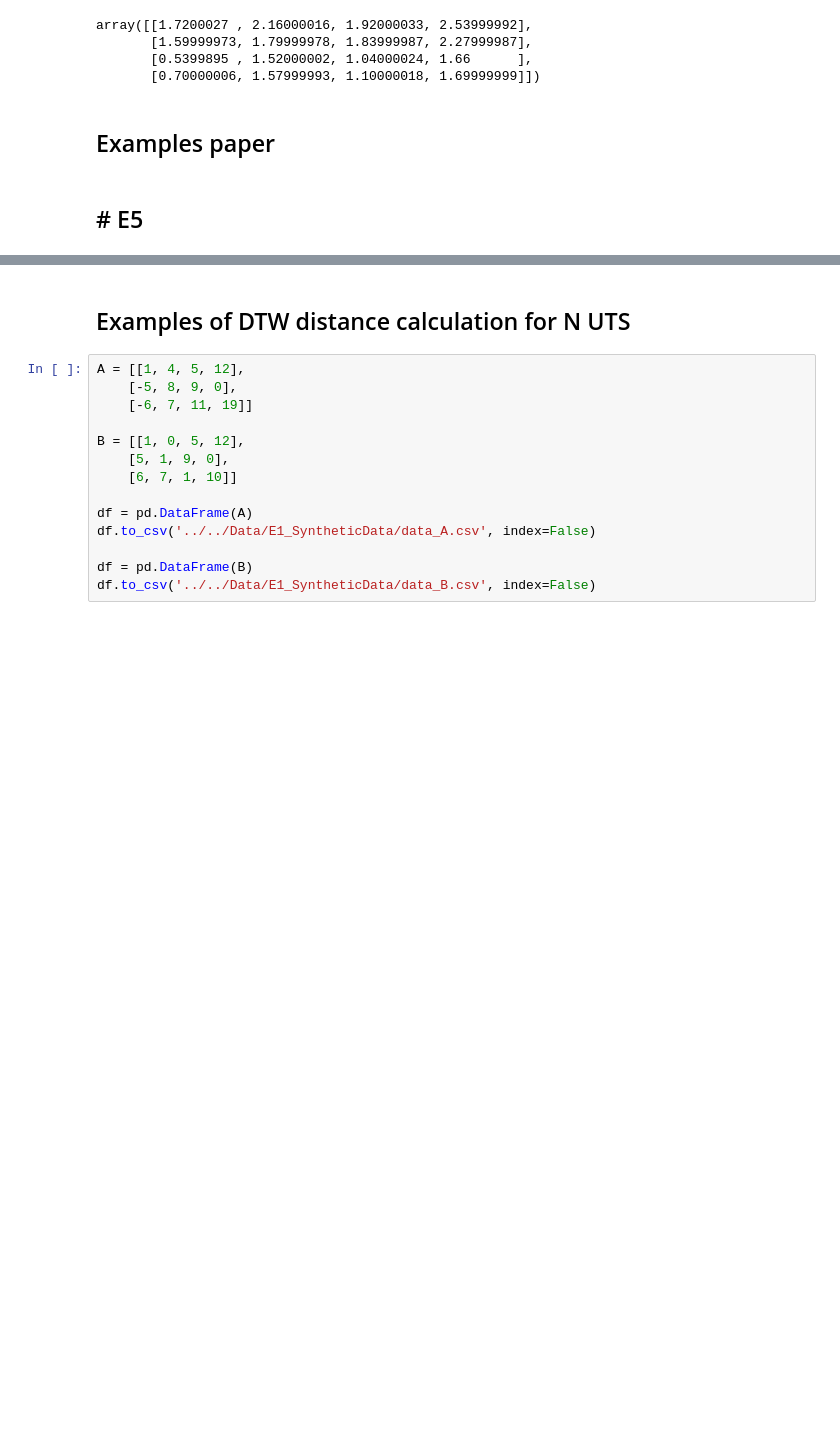
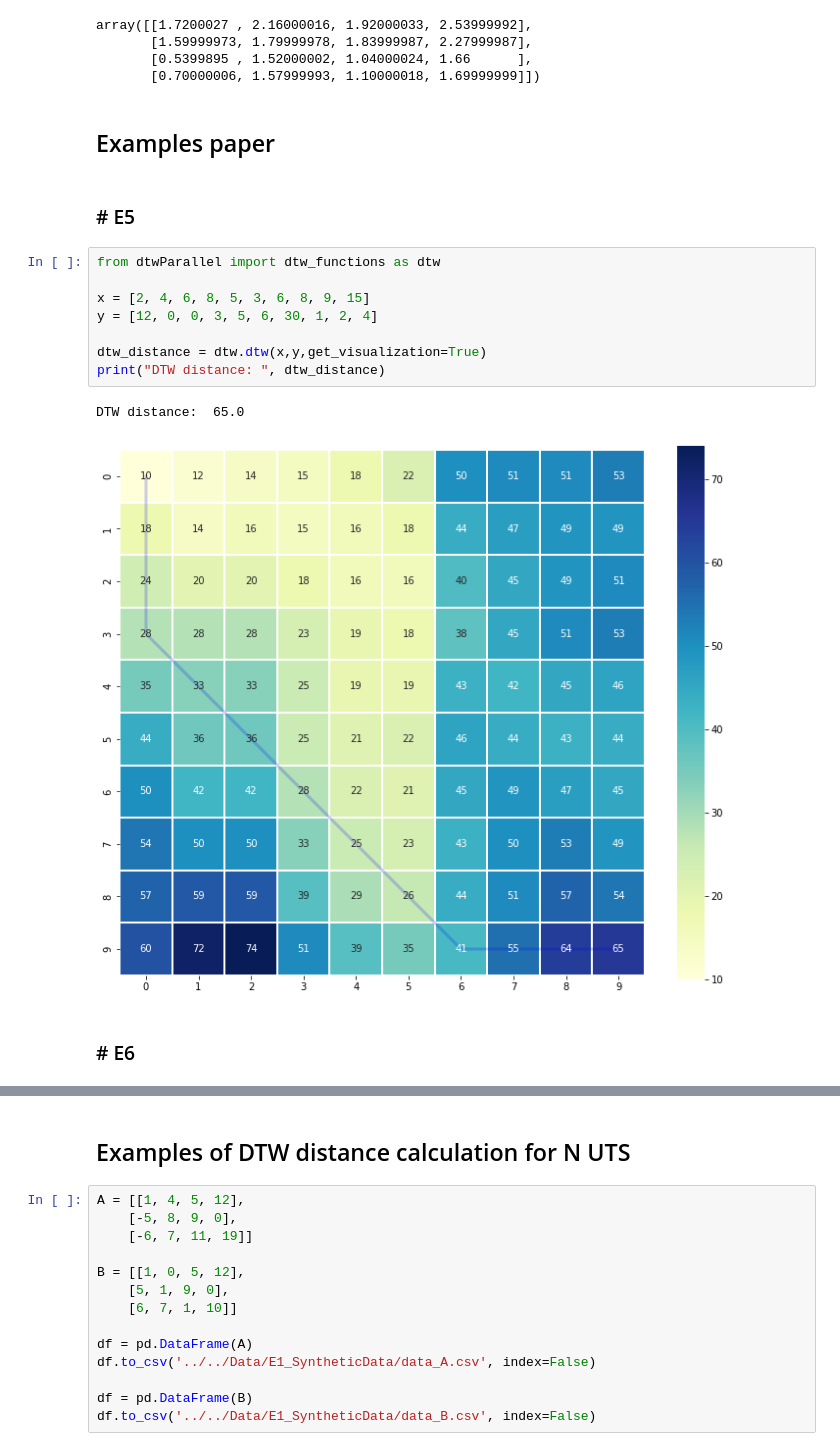
Before and after one commit to oscarescuderoarnanz/dtwParallel, a Jupyter notebook: exampleData/CodeExamples/E1_SyntheticData/Examples.ipynb, the cells around one changed output, grey strips where cells are left out. Drawn from its saved outputs; the diff is of its cells as text; blank space fills up the shorter version.

Commit message:
Add some functionalities and corrections

```diff
--- a/exampleData/CodeExamples/E1_SyntheticData/Examples.ipynb
+++ b/exampleData/CodeExamples/E1_SyntheticData/Examples.ipynb
@@ -151,8 +151,21 @@ array([[1.7200027 , 2.16000016, 1.92000033, 2.53999992],
        [0.70000006, 1.57999993, 1.10000018, 1.69999999]])
 # %% [markdown]
 ## Examples paper
+# %% [markdown]
+### # E5
+# %%
+from dtwParallel import dtw_functions as dtw
+
+x = [2, 4, 6, 8, 5, 3, 6, 8, 9, 15]
+y = [12, 0, 0, 3, 5, 6, 30, 1, 2, 4]
+
+dtw_distance = dtw.dtw(x,y,get_visualization=True)
+print("DTW distance: ", dtw_distance)
+# %% [output]
+DTW distance:  65.0
+[figure, added]
 # %% [markdown]
-## # E5
+### # E6
 # %%
 from dtwParallel import dtw_functions
 import numpy as np
```
Also changed, not shown: parts of 5 cells of this notebook, 10 other files.
